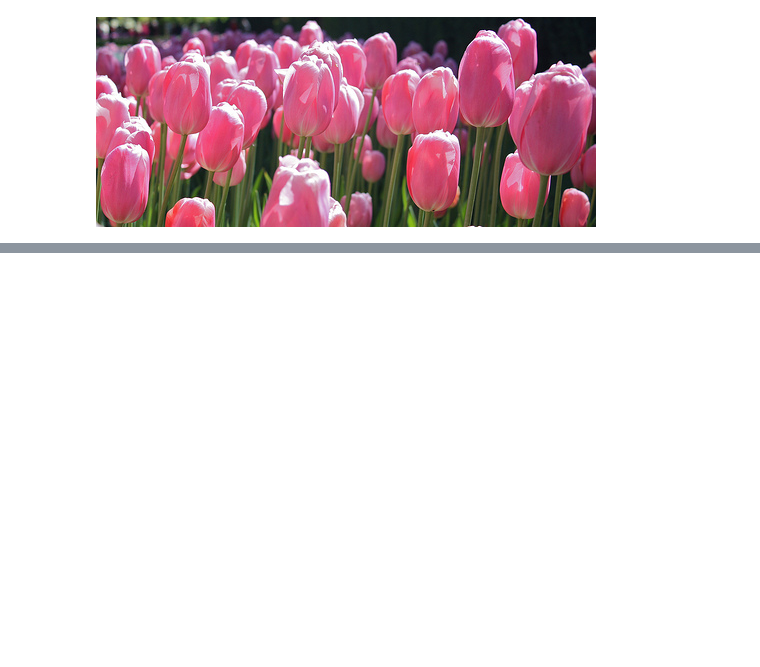
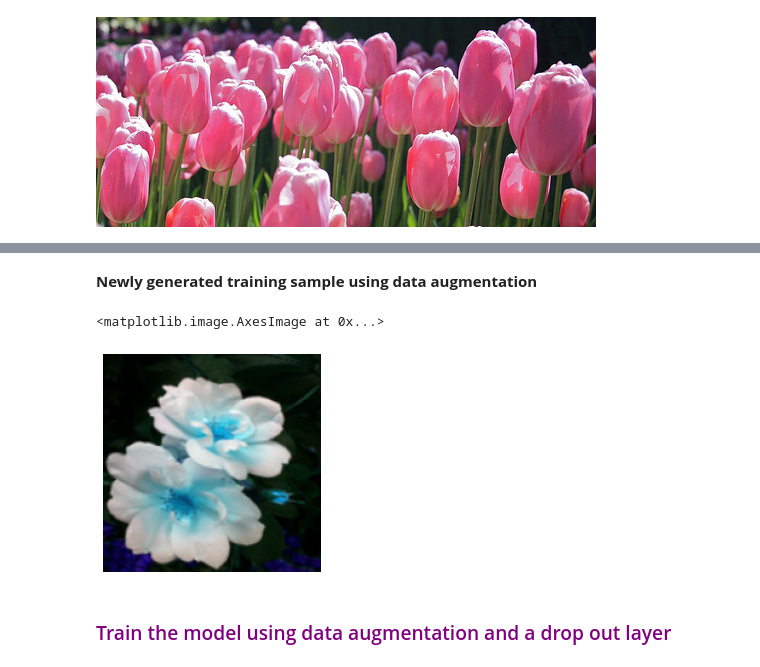
Before and after one commit to Uttampatel1/Deep_Learing_tutorial, a Jupyter notebook: data_augmentation/cnn_flower_image_classification_data_augmentations.ipynb, the cells around one changed output, grey strips where cells are left out. Cells and saved outputs as stored; diff of their text form; code cells hidden in the pictures; blank space fills up the shorter version.

Commit message:
data agmentaion

```diff
--- a/data_augmentation/cnn_flower_image_classification_data_augmentations.ipynb
+++ b/data_augmentation/cnn_flower_image_classification_data_augmentations.ipynb
@@ -94,0 +198,11 @@ flowers_labels_dict = {
+# %%
+data_augmentation = keras.Sequential(
+  [
+    layers.experimental.preprocessing.RandomFlip("horizontal",
+                                                 input_shape=(img_height,
+                                                              img_width,
+                                                              3)),
+    layers.experimental.preprocessing.RandomRotation(0.1),
+    layers.experimental.preprocessing.RandomZoom(0.1),
+  ]
+)
@@ -94,0 +217,10 @@ flowers_labels_dict = {
+# %% [markdown]
+**Newly generated training sample using data augmentation**
+# %%
+plt.axis('off')
+plt.imshow(data_augmentation(X)[0].numpy().astype("uint8"))
+# %% [output]
+<matplotlib.image.AxesImage at 0x...>
+[figure, added]
+# %% [markdown]
+<h3 style='color:purple'>Train the model using data augmentation and a drop out layer</h3>
```
Also changed, not shown: parts of 36 cells of this notebook.
